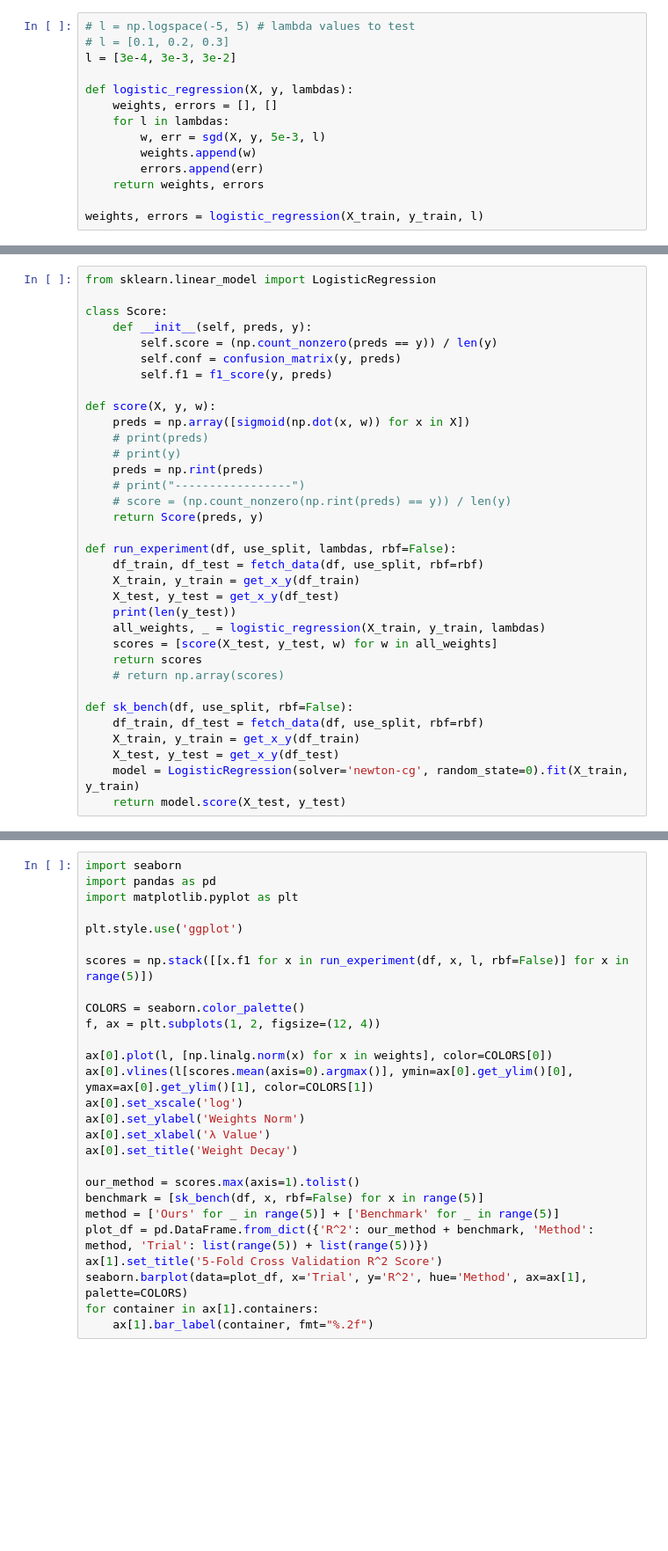
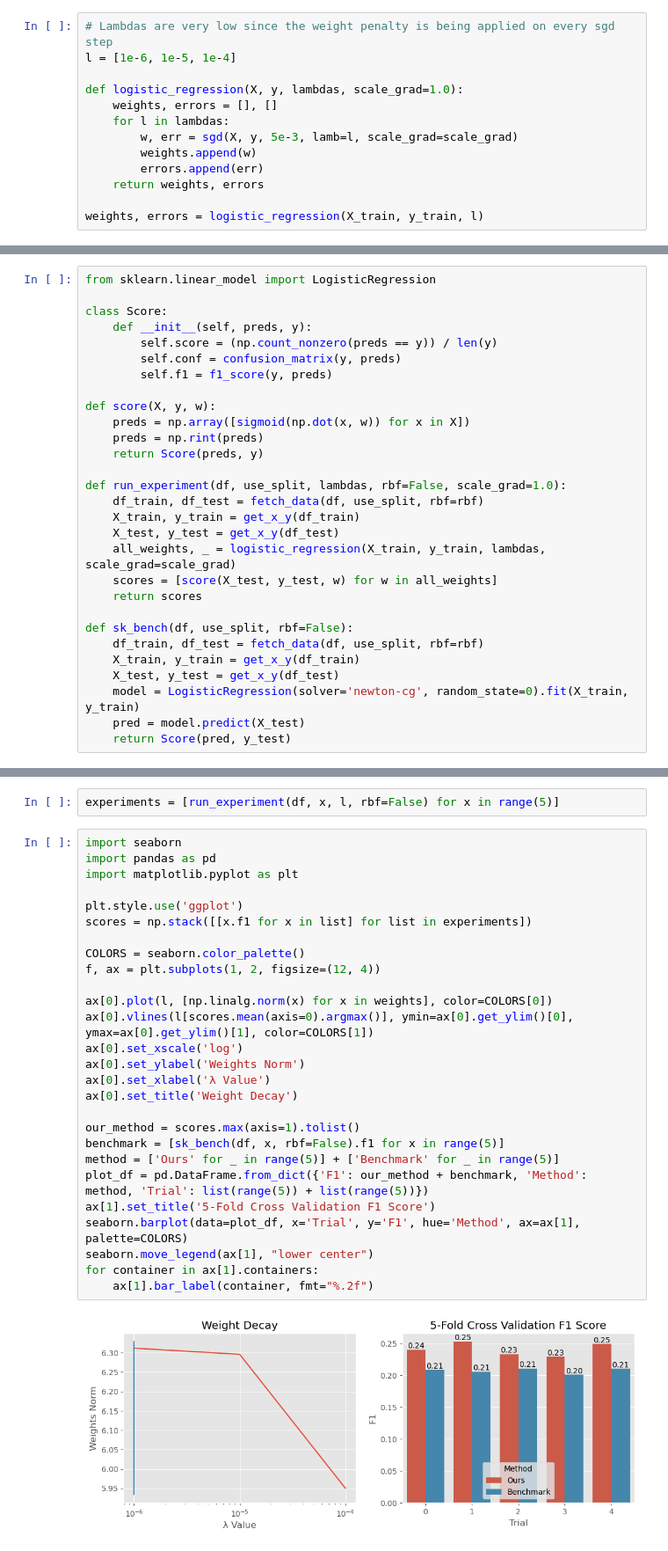
Before and after one commit to sbracellari/csi-6160, a Jupyter notebook: hw4.ipynb, the cells around one changed output, grey strips where cells are left out. Shown at 88% size. Cells and saved outputs as stored; diff of their text form; blank space fills up the shorter version.

Commit message:
Finish HW4 experiments

```diff
--- a/hw4.ipynb
+++ b/hw4.ipynb
@@ -99,14 +112,13 @@ def sgd(X, Y, lr, lamb=0, epochs=2):
 
     return w, err_avg
 # %%
-# l = np.logspace(-5, 5) # lambda values to test
-# l = [0.1, 0.2, 0.3]
-l = [3e-4, 3e-3, 3e-2]
+# Lambdas are very low since the weight penalty is being applied on every sgd step
+l = [1e-6, 1e-5, 1e-4]
 
-def logistic_regression(X, y, lambdas):
+def logistic_regression(X, y, lambdas, scale_grad=1.0):
     weights, errors = [], []
     for l in lambdas:
-        w, err = sgd(X, y, 5e-3, l)
+        w, err = sgd(X, y, 5e-3, lamb=l, scale_grad=scale_grad)
         weights.append(w)
         errors.append(err)
     return weights, errors
@@ -125,26 +139,21 @@ class Score:
 
 def score(X, y, w):
     preds = np.array([sigmoid(np.dot(x, w)) for x in X])
-    # print(preds)
-    # print(y)
     preds = np.rint(preds)
-    # print("-----------------")
-    # score = (np.count_nonzero(np.rint(preds) == y)) / len(y)
     return Score(preds, y)
 
-def run_experiment(df, use_split, lambdas, rbf=False):
+def run_experiment(df, use_split, lambdas, rbf=False, scale_grad=1.0):
     df_train, df_test = fetch_data(df, use_split, rbf=rbf)
     X_train, y_train = get_x_y(df_train)
     X_test, y_test = get_x_y(df_test)
-    print(len(y_test))
-    all_weights, _ = logistic_regression(X_train, y_train, lambdas)
+    all_weights, _ = logistic_regression(X_train, y_train, lambdas, scale_grad=scale_grad)
     scores = [score(X_test, y_test, w) for w in all_weights]
     return scores
-    # return np.array(scores)
 
 def sk_bench(df, use_split, rbf=False):
     df_train, df_test = fetch_data(df, use_split, rbf=rbf)
     X_train, y_train = get_x_y(df_train)
     X_test, y_test = get_x_y(df_test)
     model = LogisticRegression(solver='newton-cg', random_state=0).fit(X_train, y_train)
-    return model.score(X_test, y_test)
+    pred = model.predict(X_test)
+    return Score(pred, y_test)
@@ -165,27 +160,31 @@ plt.show()
+# %%
+experiments = [run_experiment(df, x, l, rbf=False) for x in range(5)]
 # %%
 import seaborn
 import pandas as pd
 import matplotlib.pyplot as plt
 
 plt.style.use('ggplot')
-
-scores = np.stack([[x.f1 for x in run_experiment(df, x, l, rbf=False)] for x in range(5)])
+scores = np.stack([[x.f1 for x in list] for list in experiments])
 
 COLORS = seaborn.color_palette()
 f, ax = plt.subplots(1, 2, figsize=(12, 4))
 
 ax[0].plot(l, [np.linalg.norm(x) for x in weights], color=COLORS[0])
 ax[0].vlines(l[scores.mean(axis=0).argmax()], ymin=ax[0].get_ylim()[0], ymax=ax[0].get_ylim()[1], color=COLORS[1])
 ax[0].set_xscale('log')
 ax[0].set_ylabel('Weights Norm')
 ax[0].set_xlabel('λ Value')
 ax[0].set_title('Weight Decay')
 
 our_method = scores.max(axis=1).tolist()
-benchmark = [sk_bench(df, x, rbf=False) for x in range(5)]
+benchmark = [sk_bench(df, x, rbf=False).f1 for x in range(5)]
 method = ['Ours' for _ in range(5)] + ['Benchmark' for _ in range(5)]
-plot_df = pd.DataFrame.from_dict({'R^2': our_method + benchmark, 'Method': method, 'Trial': list(range(5)) + list(range(5))})
-ax[1].set_title('5-Fold Cross Validation R^2 Score')
-seaborn.barplot(data=plot_df, x='Trial', y='R^2', hue='Method', ax=ax[1], palette=COLORS)
+plot_df = pd.DataFrame.from_dict({'F1': our_method + benchmark, 'Method': method, 'Trial': list(range(5)) + list(range(5))})
+ax[1].set_title('5-Fold Cross Validation F1 Score')
+seaborn.barplot(data=plot_df, x='Trial', y='F1', hue='Method', ax=ax[1], palette=COLORS)
+seaborn.move_legend(ax[1], "lower center")
 for container in ax[1].containers:
     ax[1].bar_label(container, fmt="%.2f")
+# %% [output]
+[figure, added]
```
Also changed, not shown: parts of 15 cells of this notebook.
